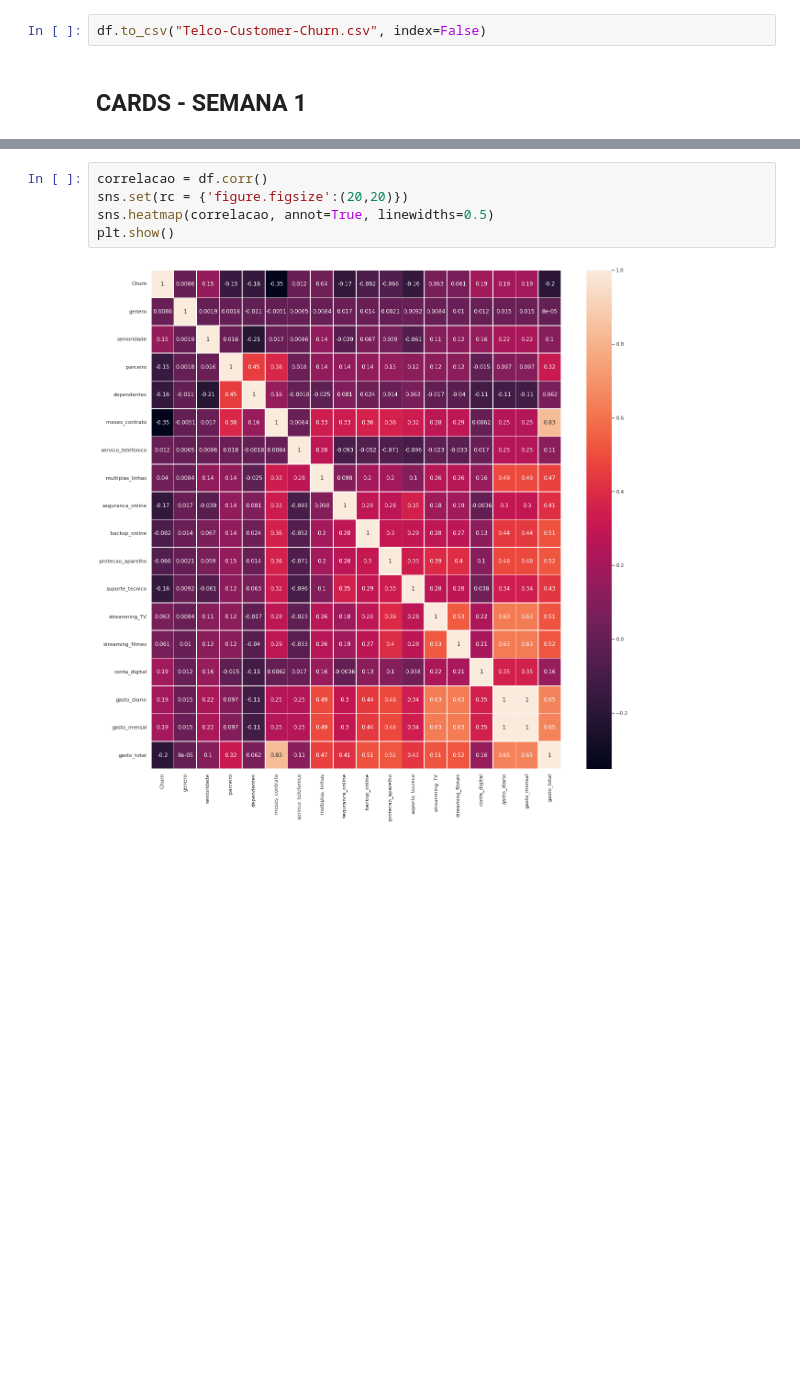
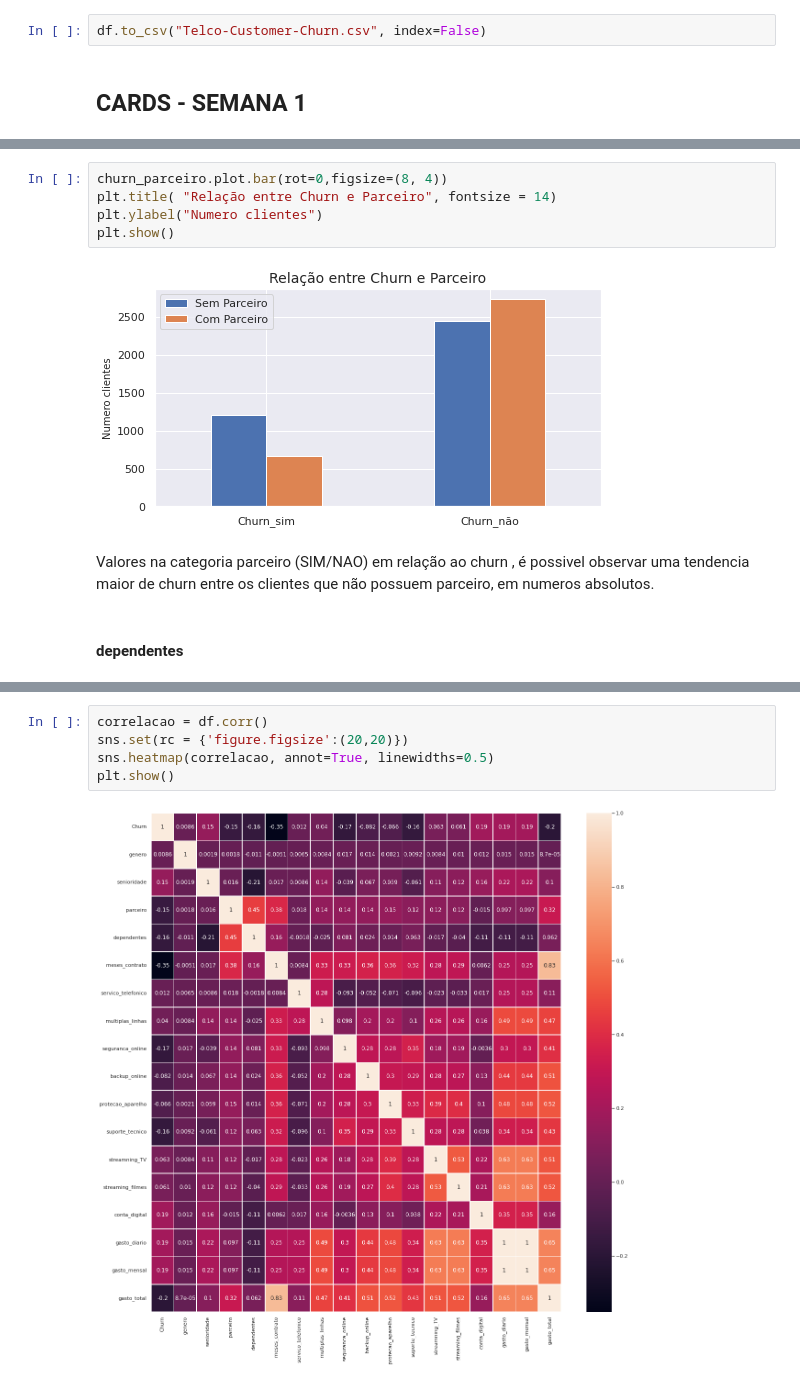
Before and after one commit to FabianaDutra/AluraDataChallenge, a Jupyter notebook: ALURA_DATA_CHALLENGE.ipynb, the cells around one changed output, grey strips where cells are left out. Drawn from its saved outputs; the diff is of its cells as text; blank space fills up the shorter version.

```diff
--- a/ALURA_DATA_CHALLENGE.ipynb
+++ b/ALURA_DATA_CHALLENGE.ipynb
@@ -974,0 +1058,11 @@ Criação da tabela de correlação para futura análise dos fatores que influen
+# %%
+churn_parceiro.plot.bar(rot=0,figsize=(8, 4))
+plt.title( "Relação entre Churn e Parceiro", fontsize = 14)
+plt.ylabel("Numero clientes")
+plt.show()
+# %% [output]
+[figure, added]
+# %% [markdown]
+Valores na categoria parceiro (SIM/NAO) em relação ao churn , é possivel observar uma tendencia maior de churn entre os clientes que não possuem parceiro, em numeros absolutos.
+# %% [markdown]
+#### dependentes
```
Also changed, not shown: parts of 106 cells of this notebook.
